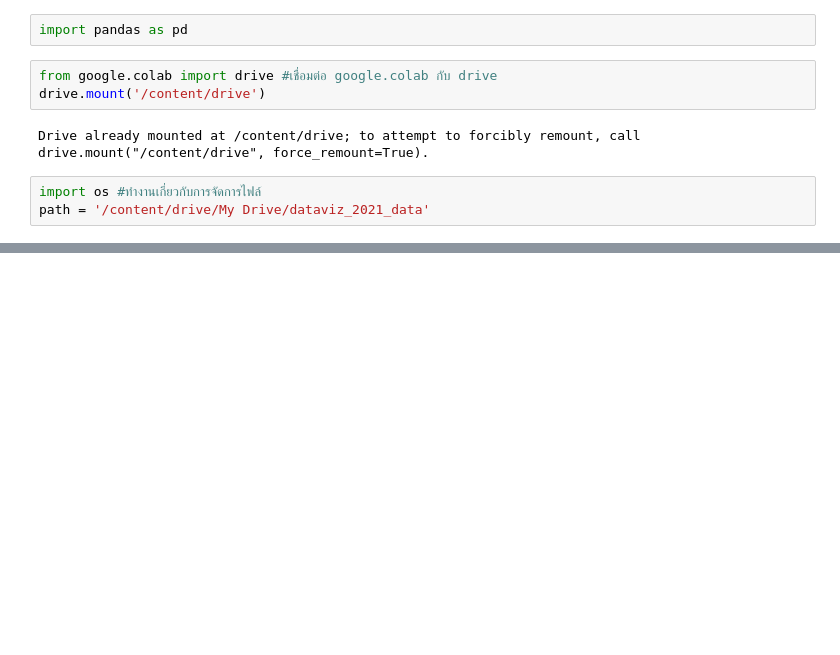
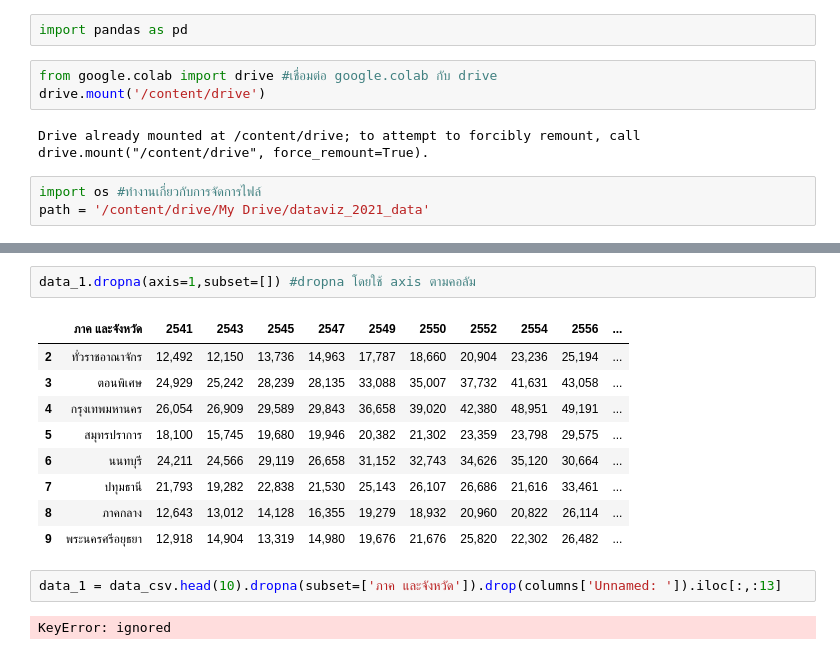
Before and after one commit to Suchirapon/data_viz, a Jupyter notebook: Quiz2.ipynb, the cells around one changed output, grey strips where cells are left out. Saved outputs shown, nothing was run; the diff lists cells and outputs as text; blank space fills up the shorter version.

```diff
--- a/Quiz2.ipynb
+++ b/Quiz2.ipynb
@@ -22,0 +88,16 @@ UnicodeDecodeError: ignored
+# %%
+data_1.dropna(axis=1,subset=[]) #dropna โดยใช้ axis ตามคอลัม
+# %% [output]
+|  | ภาค และจังหวัด | 2541 | 2543 | 2545 | 2547 | 2549 | 2550 | 2552 | 2554 | 2556 | ... |
+| 2 | ทั่วราชอาณาจักร | 12,492 | 12,150 | 13,736 | 14,963 | 17,787 | 18,660 | 20,904 | 23,236 | 25,194 | ... |
+| 3 | ตอนพิเศษ | 24,929 | 25,242 | 28,239 | 28,135 | 33,088 | 35,007 | 37,732 | 41,631 | 43,058 | ... |
+| 4 | กรุงเทพมหานคร | 26,054 | 26,909 | 29,589 | 29,843 | 36,658 | 39,020 | 42,380 | 48,951 | 49,191 | ... |
+| 5 | สมุทรปราการ | 18,100 | 15,745 | 19,680 | 19,946 | 20,382 | 21,302 | 23,359 | 23,798 | 29,575 | ... |
+| 6 | นนทบุรี | 24,211 | 24,566 | 29,119 | 26,658 | 31,152 | 32,743 | 34,626 | 35,120 | 30,664 | ... |
+| 7 | ปทุมธานี | 21,793 | 19,282 | 22,838 | 21,530 | 25,143 | 26,107 | 26,686 | 21,616 | 33,461 | ... |
+| 8 | ภาคกลาง | 12,643 | 13,012 | 14,128 | 16,355 | 19,279 | 18,932 | 20,960 | 20,822 | 26,114 | ... |
+| 9 | พระนครศรีอยุธยา | 12,918 | 14,904 | 13,319 | 14,980 | 19,676 | 21,676 | 25,820 | 22,302 | 26,482 | ... |
+# %%
+data_1 = data_csv.head(10).dropna(subset=['ภาค และจังหวัด']).drop(columns['Unnamed: ']).iloc[:,:13]
+# %% [output]
+KeyError: ignored
```
Also changed, not shown: parts of 12 cells of this notebook.
